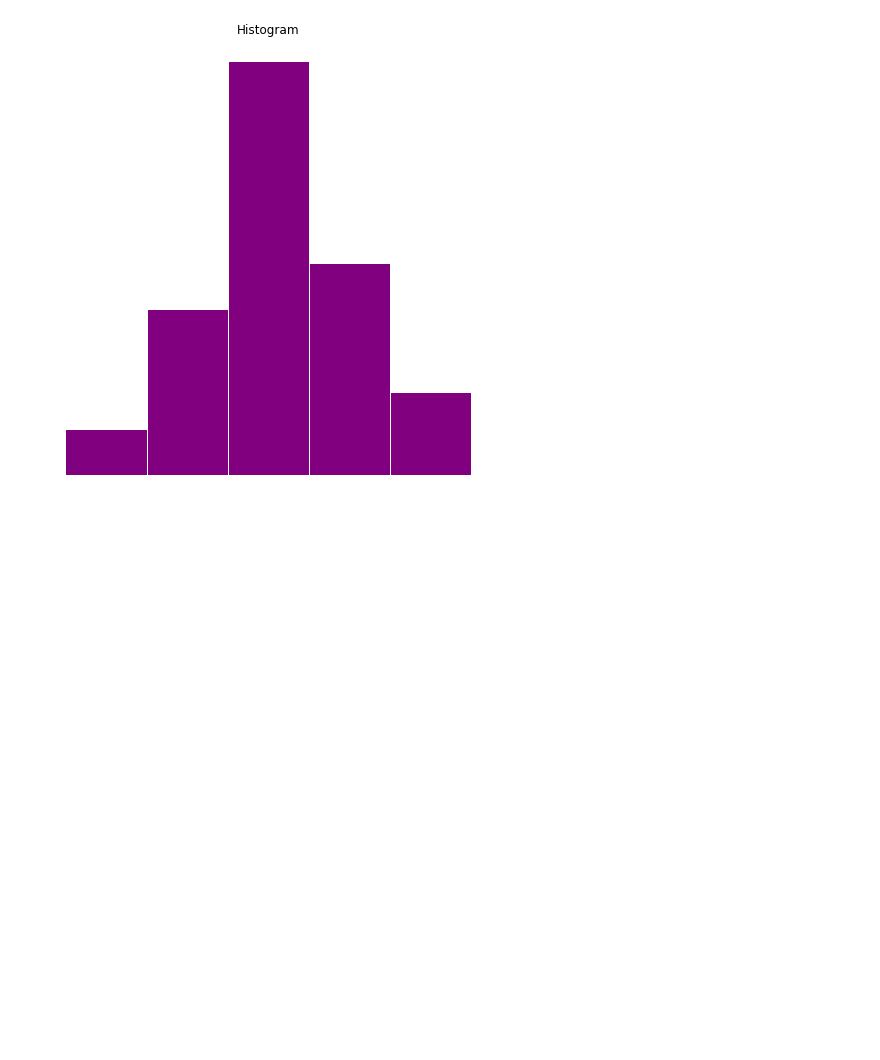
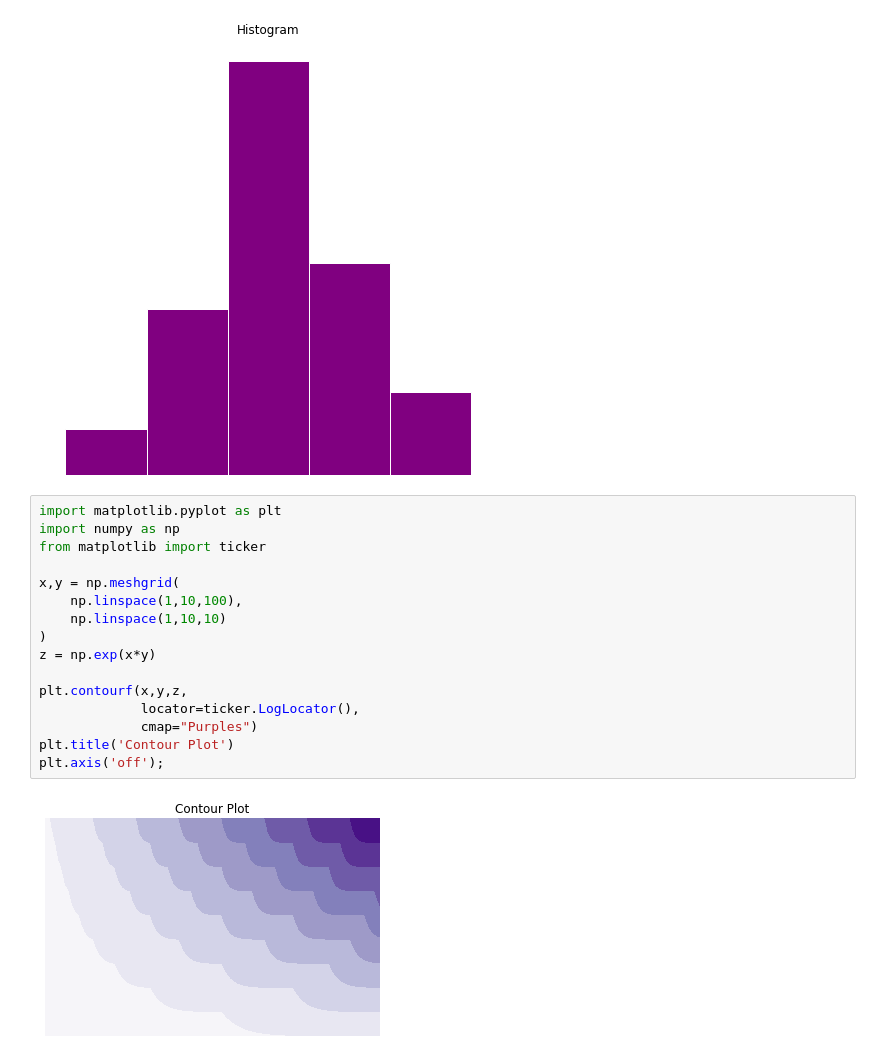
Before and after one commit to steffincodes/googlecolabnotbooks, a Jupyter notebook: Matplotlib101.ipynb, the cells around one changed output. Drawn from its saved outputs; the diff is of its cells as text; blank space fills up the shorter version.

Commit message:
Contour Plot

```diff
--- a/Matplotlib101.ipynb
+++ b/Matplotlib101.ipynb
@@ -429,3 +429,21 @@ plt.axis('off')
 plt.title('Histogram');
 # %% [output]
 [figure]
+# %%
+import matplotlib.pyplot as plt
+import numpy as np
+from matplotlib import ticker
+
+x,y = np.meshgrid(
+    np.linspace(1,10,100),
+    np.linspace(1,10,10)
+)
+z = np.exp(x*y)
+
+plt.contourf(x,y,z,
+             locator=ticker.LogLocator(),
+             cmap="Purples")
+plt.title('Contour Plot')
+plt.axis('off');
+# %% [output]
+[figure, added]
```
